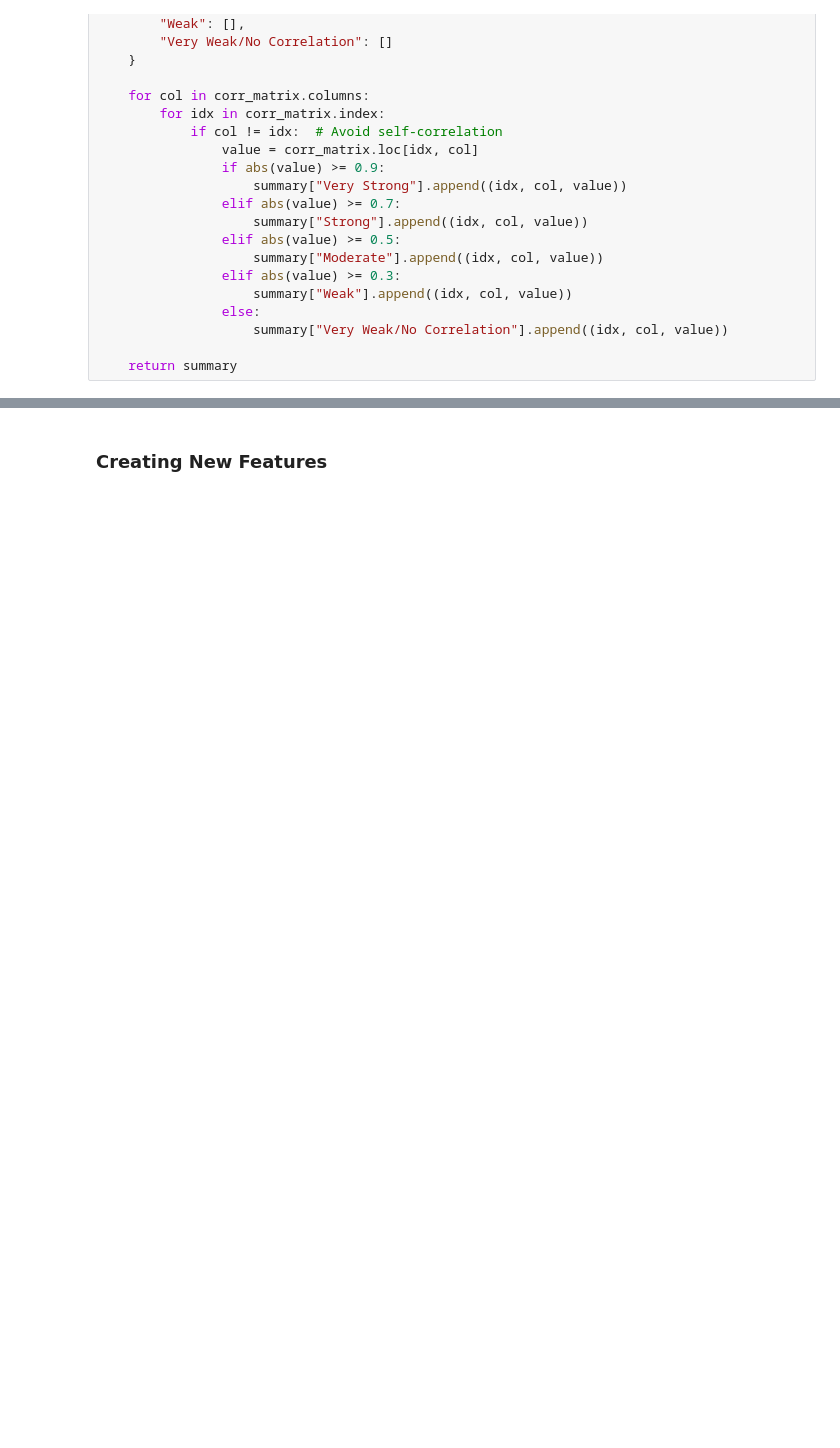
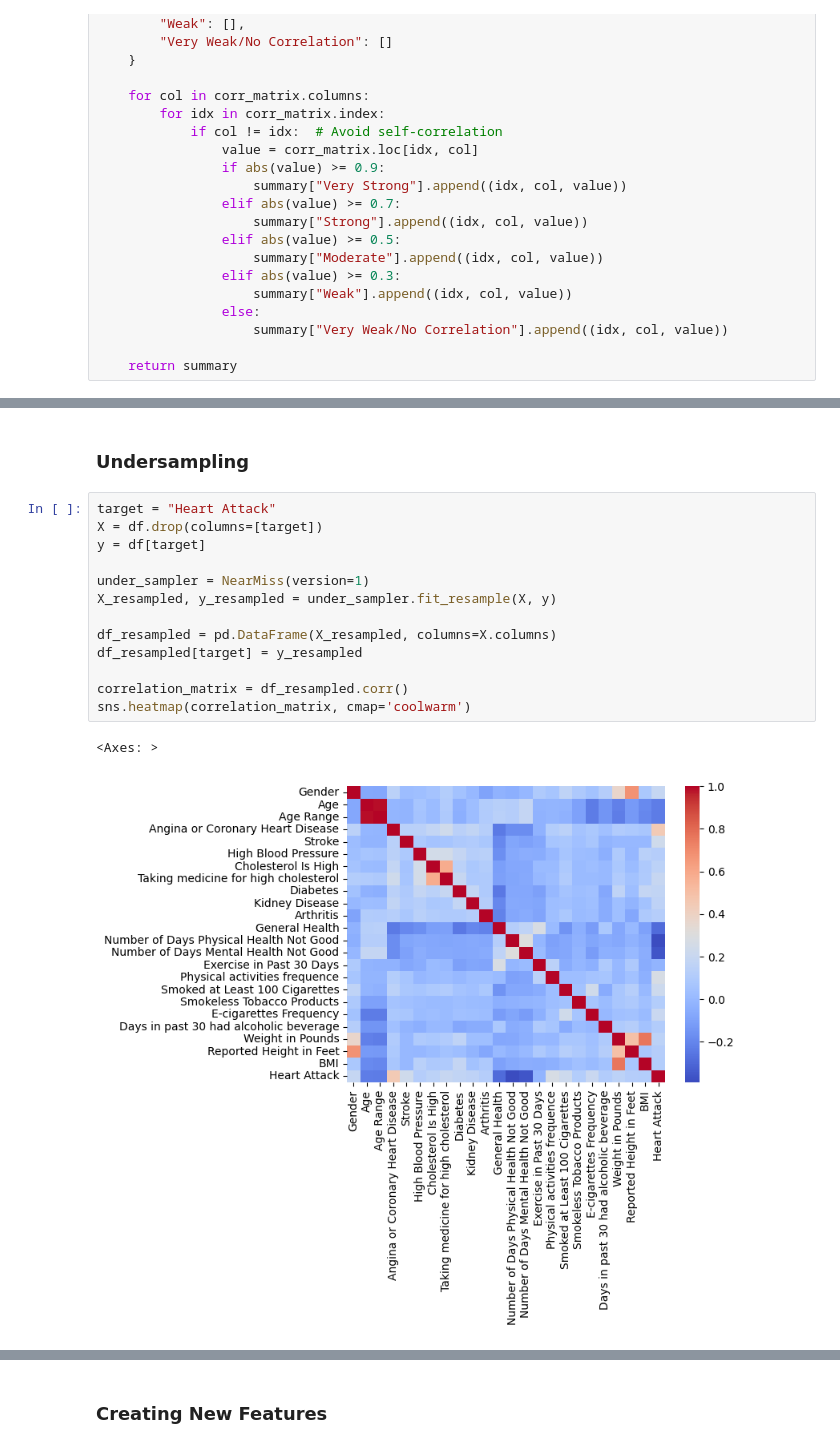
Before and after one commit to Huy1996/CMPE-257---Group-1, a Jupyter notebook: EDA.ipynb, the cells around one changed output, grey strips where cells are left out. Drawn from its saved outputs; the diff is of its cells as text; blank space fills up the shorter version.

Commit message:
Testing under-sampling

```diff
--- a/EDA.ipynb
+++ b/EDA.ipynb
@@ -150,0 +342,18 @@ for category, correlations in correlation_summary.items():
+# %% [markdown]
+### Undersampling
+# %%
+target = "Heart Attack"
+X = df.drop(columns=[target])
+y = df[target]
+
+under_sampler = NearMiss(version=1)
+X_resampled, y_resampled = under_sampler.fit_resample(X, y)
+
+df_resampled = pd.DataFrame(X_resampled, columns=X.columns)
+df_resampled[target] = y_resampled
+
+correlation_matrix = df_resampled.corr()
+sns.heatmap(correlation_matrix, cmap='coolwarm')
+# %% [output]
+<Axes: >
+[figure, added]
```
Also changed, not shown: parts of 57 cells of this notebook.
